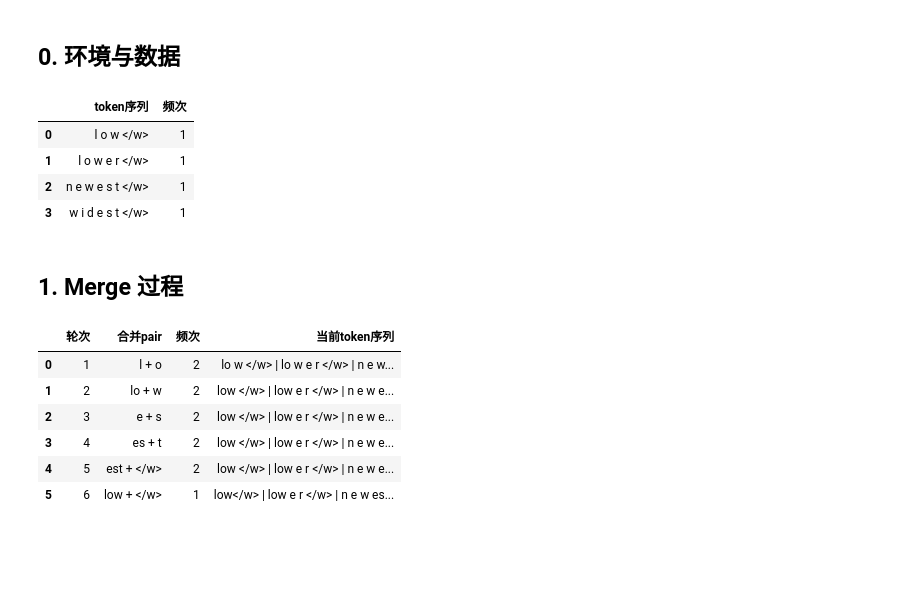
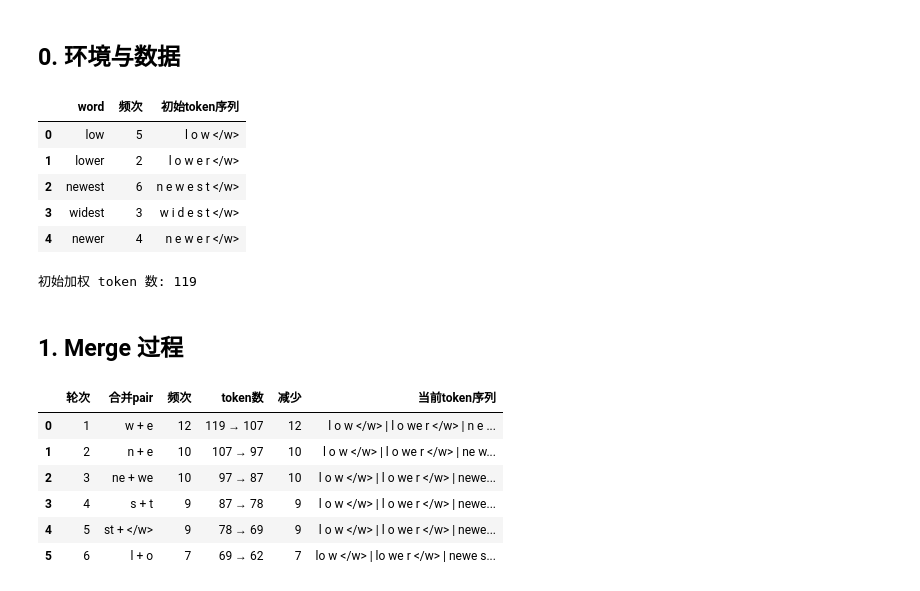
Before and after one commit to zhesun-0209/ai-thinking-labs, a Jupyter notebook: notebooks/ch09_bpe.ipynb, the cells around one changed output. Drawn from its saved outputs; the diff is of its cells as text; code cells hidden in the pictures; blank space fills up the shorter version.

Commit message:
Improve BPE merge visualization

```diff
--- a/notebooks/ch09_bpe.ipynb
+++ b/notebooks/ch09_bpe.ipynb
@@ -72,9 +72,15 @@ plt.rcParams.update({
     "font.sans-serif": [font_name, "DejaVu Sans", "sans-serif"],
 })
 # %%
-# 准备 BPE 语料，把每个词拆成字符序列。
-corpus = ["low", "lower", "newest", "widest"]
-vocab = Counter(tuple(word) + ("</w>",) for word in corpus)
+# 准备带频次的 BPE 语料，把每个词拆成字符序列。
+word_freq = {
+    "low": 5,
+    "lower": 2,
+    "newest": 6,
+    "widest": 3,
+    "newer": 4,
+}
+vocab = Counter({tuple(word) + ("</w>",): freq for word, freq in word_freq.items()})
 
 def pair_counts(vocab):
     counts = Counter()
@@ -95,41 +101,58 @@ def merge_pair(vocab, pair):
     return Counter(merged)
 
 
-display(pd.DataFrame({"token序列": [" ".join(k) for k in vocab.keys()], "频次": list(vocab.values())}))
+def weighted_token_count(vocab):
+    return sum(len(symbols) * freq for symbols, freq in vocab.items())
+
+
+display(pd.DataFrame({
+    "word": list(word_freq.keys()),
+    "频次": list(word_freq.values()),
+    "初始token序列": [" ".join(tuple(word) + ("</w>",)) for word in word_freq],
+}))
+print("初始加权 token 数:", weighted_token_count(vocab))
 # %% [output]
-|  | token序列 | 频次 |
-| 0 | l o w </w> | 1 |
-| 1 | l o w e r </w> | 1 |
-| 2 | n e w e s t </w> | 1 |
-| 3 | w i d e s t </w> | 1 |
+|  | word | 频次 | 初始token序列 |
+| 0 | low | 5 | l o w </w> |
+| 1 | lower | 2 | l o w e r </w> |
+| 2 | newest | 6 | n e w e s t </w> |
+| 3 | widest | 3 | w i d e s t </w> |
+| 4 | newer | 4 | n e w e r </w> |
+初始加权 token 数: 119
 # %% [markdown]
 ## 1. Merge 过程
 # %%
-# 连续执行若干次 merge，记录每轮最高频 pair。
+# 连续执行若干次 merge，记录每轮最高频 pair 和 token 数变化。
 bpe_rows = []
 history = []
 current_vocab = vocab.copy()
+token_totals = [weighted_token_count(current_vocab)]
 
 for step in range(1, 7):
     counts = pair_counts(current_vocab)
     best_pair, best_count = counts.most_common(1)[0]
+    before_total = weighted_token_count(current_vocab)
     current_vocab = merge_pair(current_vocab, best_pair)
+    after_total = weighted_token_count(current_vocab)
+    token_totals.append(after_total)
     state = [" ".join(symbols) for symbols in current_vocab.keys()]
     bpe_rows.append({
         "轮次": step,
         "合并pair": " + ".join(best_pair),
         "频次": best_count,
+        "token数": f"{before_total} → {after_total}",
+        "减少": before_total - after_total,
         "当前token序列": " | ".join(state),
     })
-    history.append((best_pair, counts))
+    history.append((best_pair, best_count, counts, before_total, after_total))
 
 bpe_trace = pd.DataFrame(bpe_rows)
 display(bpe_trace)
 # %% [output]
-|  | 轮次 | 合并pair | 频次 | 当前token序列 |
-| 0 | 1 | l + o | 2 | lo w </w> | lo w e r </w> | n e w... |
-| 1 | 2 | lo + w | 2 | low </w> | low e r </w> | n e w e... |
-| 2 | 3 | e + s | 2 | low </w> | low e r </w> | n e w e... |
-| 3 | 4 | es + t | 2 | low </w> | low e r </w> | n e w e... |
-| 4 | 5 | est + </w> | 2 | low </w> | low e r </w> | n e w e... |
-| 5 | 6 | low + </w> | 1 | low</w> | low e r </w> | n e w es... |
+|  | 轮次 | 合并pair | 频次 | token数 | 减少 | 当前token序列 |
+| 0 | 1 | w + e | 12 | 119 → 107 | 12 | l o w </w> | l o we r </w> | n e ... |
+| 1 | 2 | n + e | 10 | 107 → 97 | 10 | l o w </w> | l o we r </w> | ne w... |
+| 2 | 3 | ne + we | 10 | 97 → 87 | 10 | l o w </w> | l o we r </w> | newe... |
+| 3 | 4 | s + t | 9 | 87 → 78 | 9 | l o w </w> | l o we r </w> | newe... |
+| 4 | 5 | st + </w> | 9 | 78 → 69 | 9 | l o w </w> | l o we r </w> | newe... |
+| 5 | 6 | l + o | 7 | 69 → 62 | 7 | lo w </w> | lo we r </w> | newe s... |
```
Also changed, not shown: parts of 2 cells of this notebook, 4 other files.
